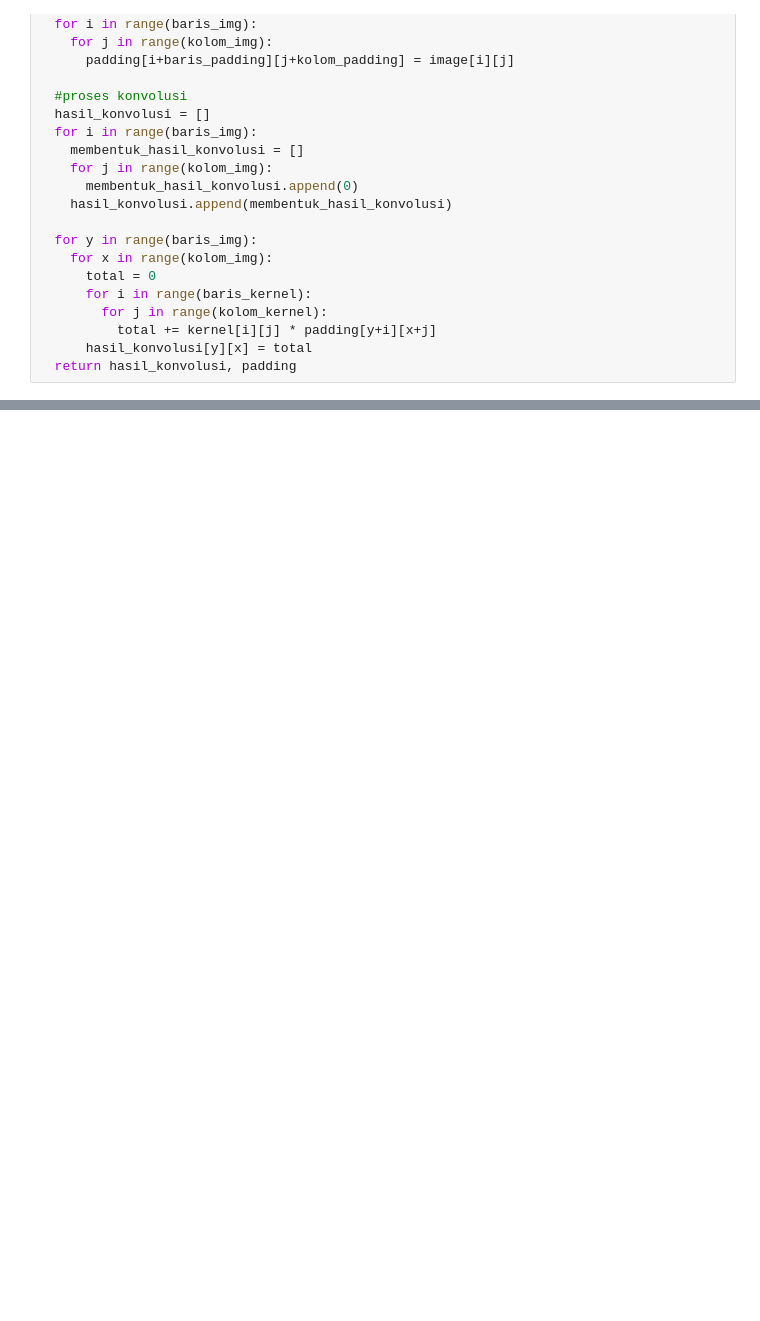
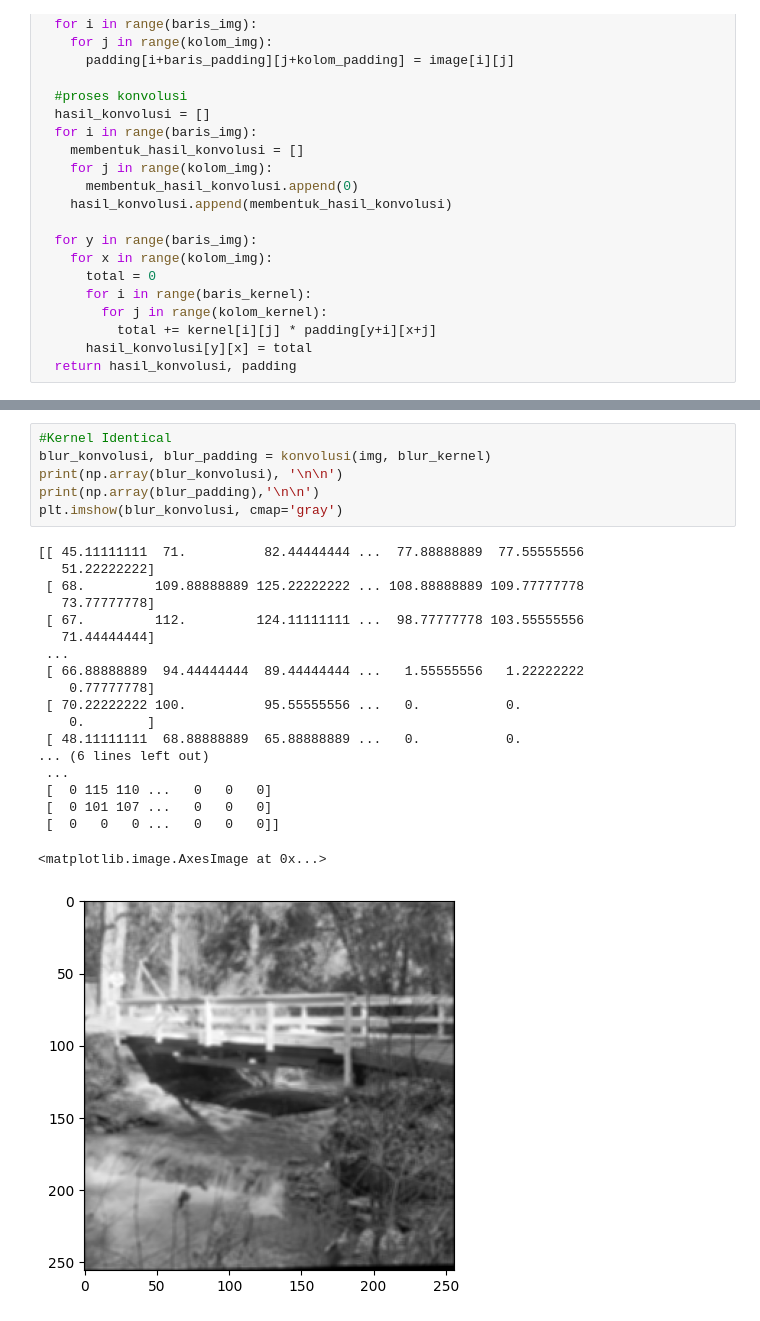
Before and after one commit to nyayuchika/pcd-coursework, a Jupyter notebook: PCD_Assignment02.ipynb, the cells around one changed output, grey strips where cells are left out. Saved outputs shown, nothing was run; the diff lists cells and outputs as text; blank space fills up the shorter version.

```diff
--- a/PCD_Assignment02.ipynb
+++ b/PCD_Assignment02.ipynb
@@ -115,0 +177,26 @@ print(sharpen_kernel,'\n')
+# %%
+#Kernel Identical
+blur_konvolusi, blur_padding = konvolusi(img, blur_kernel)
+print(np.array(blur_konvolusi), '\n\n')
+print(np.array(blur_padding),'\n\n')
+plt.imshow(blur_konvolusi, cmap='gray')
+# %% [output]
+[[ 45.11111111  71.          82.44444444 ...  77.88888889  77.55555556
+   51.22222222]
+ [ 68.         109.88888889 125.22222222 ... 108.88888889 109.77777778
+   73.77777778]
+ [ 67.         112.         124.11111111 ...  98.77777778 103.55555556
+   71.44444444]
+ ...
+ [ 66.88888889  94.44444444  89.44444444 ...   1.55555556   1.22222222
+    0.77777778]
+ [ 70.22222222 100.          95.55555556 ...   0.           0.
+    0.        ]
+ [ 48.11111111  68.88888889  65.88888889 ...   0.           0.
+... (6 lines left out)
+ ...
+ [  0 115 110 ...   0   0   0]
+ [  0 101 107 ...   0   0   0]
+ [  0   0   0 ...   0   0   0]]
+<matplotlib.image.AxesImage at 0x...>
+[figure, added]
```
Also changed, not shown: parts of 12 cells of this notebook.
